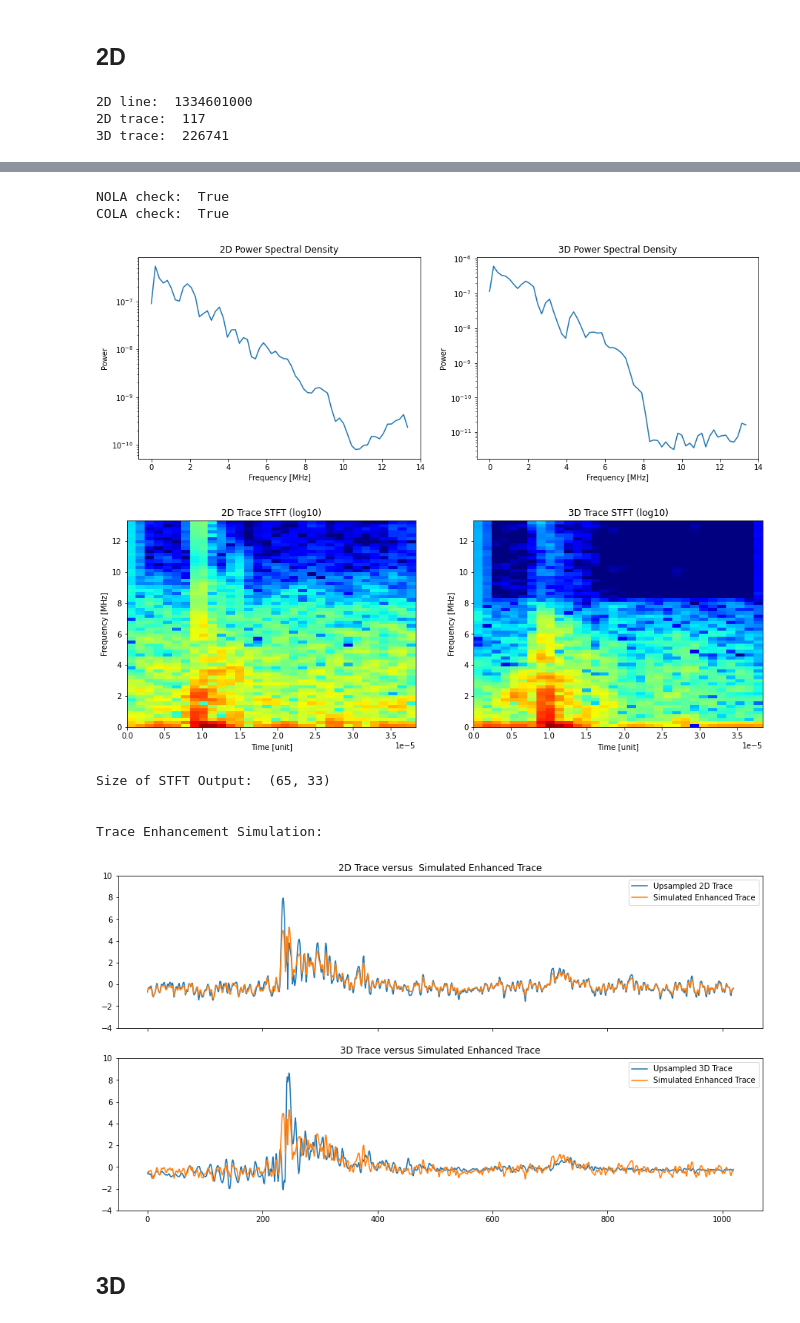
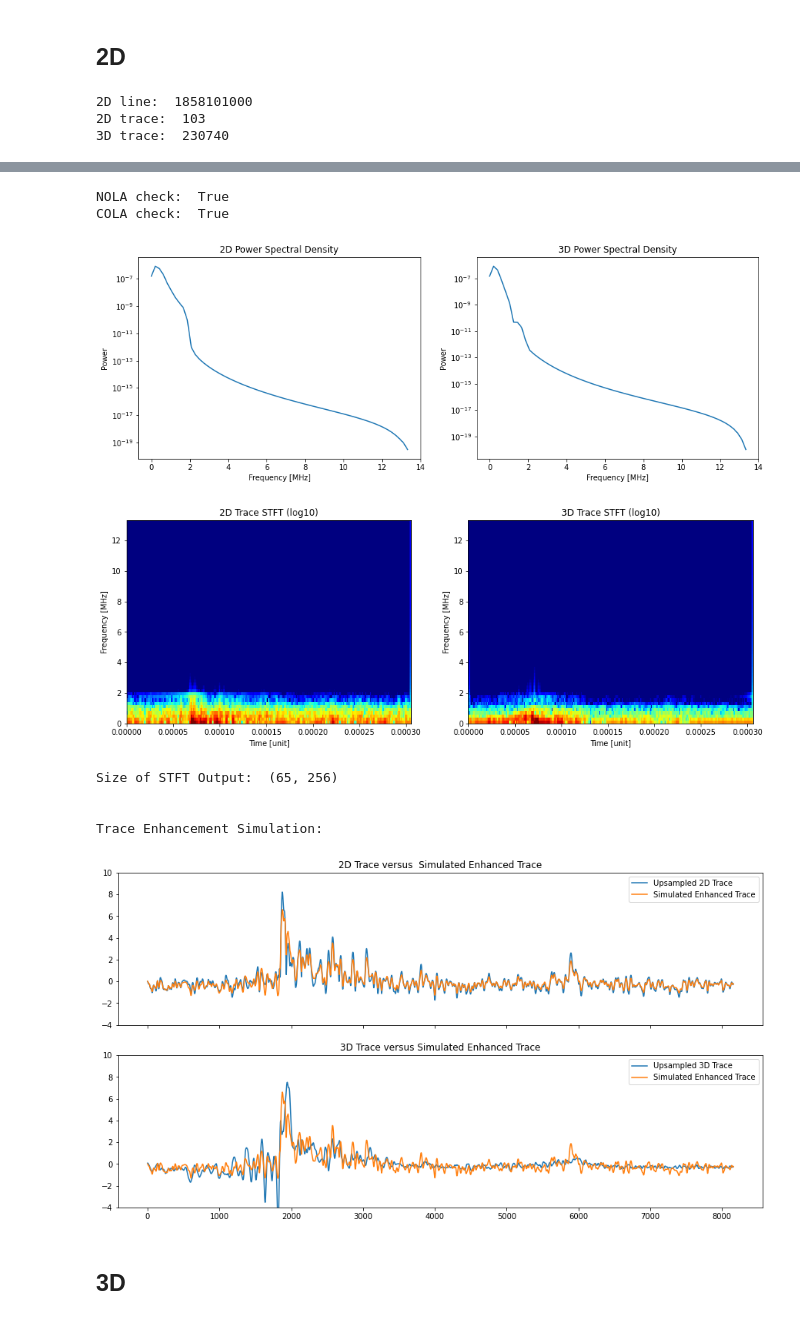
Before and after one commit to astroChance/RadNET, a Jupyter notebook: MPnet_workbook.ipynb, the cells around one changed output, grey strips where cells are left out. Cells and saved outputs as stored; diff of their text form; code cells hidden in the pictures.

Commit message:
updated trace from image

```diff
--- a/MPnet_workbook.ipynb
+++ b/MPnet_workbook.ipynb
@@ -453,12 +524,12 @@ standardized_3D_trace = standardized_3D_trace[30:-20]
 ### Create sinc-upsampled traces to feed into STFT
 #!!!!!!!  ---  This upsampling affects frequency content of trace
 
-# Upsample_2D = sinc_interp(np.squeeze(standardized_2D_trace), 8)
-# Upsample_3D = sinc_interp(np.squeeze(standardized_3D_trace), 8)
+Upsample_2D = sinc_interp(np.squeeze(standardized_2D_trace), 8)
+Upsample_3D = sinc_interp(np.squeeze(standardized_3D_trace), 8)
 
 # Removing upscaling for now
-Upsample_2D = np.squeeze(standardized_2D_trace)
-Upsample_3D = np.squeeze(standardized_3D_trace)
+# Upsample_2D = np.squeeze(standardized_2D_trace)
+# Upsample_3D = np.squeeze(standardized_3D_trace)
 
 
 #######
@@ -591,6 +662,6 @@ else:   # using `spectrogram` function instead of STFT
   # plt.ylim(0, (max(f2D) / 8))
   plt.show()
 # %% [output]
-2D line:  1334601000
-2D trace:  117
-3D trace:  226741
+2D line:  1858101000
+2D trace:  103
+3D trace:  230740
@@ -598,12 +669,12 @@ else:   # using `spectrogram` function instead of STFT
 NOLA check:  True
 COLA check:  True
-[figure, old version]
+[figure, new version]
-[figure, old version]
+[figure, new version]
-Size of STFT Output:  (65, 33)
+Size of STFT Output:  (65, 256)
 
 
 Trace Enhancement Simulation:
-[figure, old version]
+[figure, new version]
 # %% [markdown]
 ## 3D
 # %%
```
Also changed, not shown: parts of 9 cells of this notebook.
